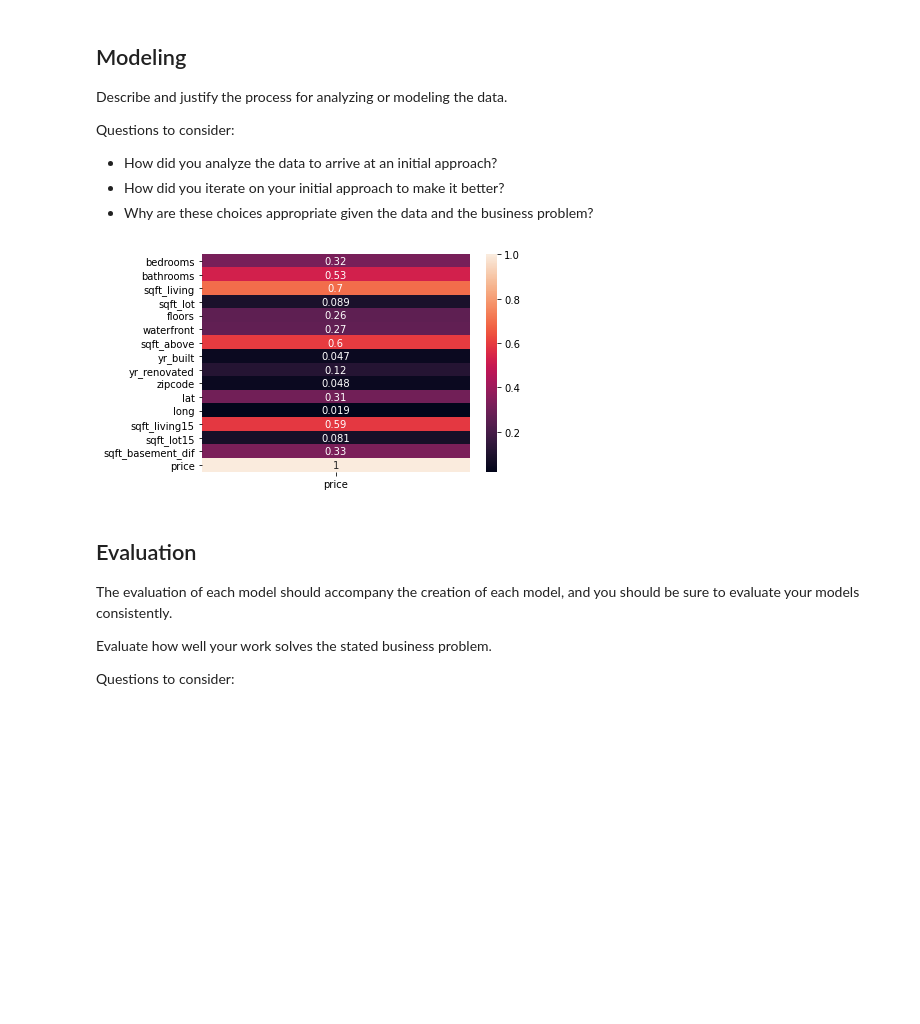
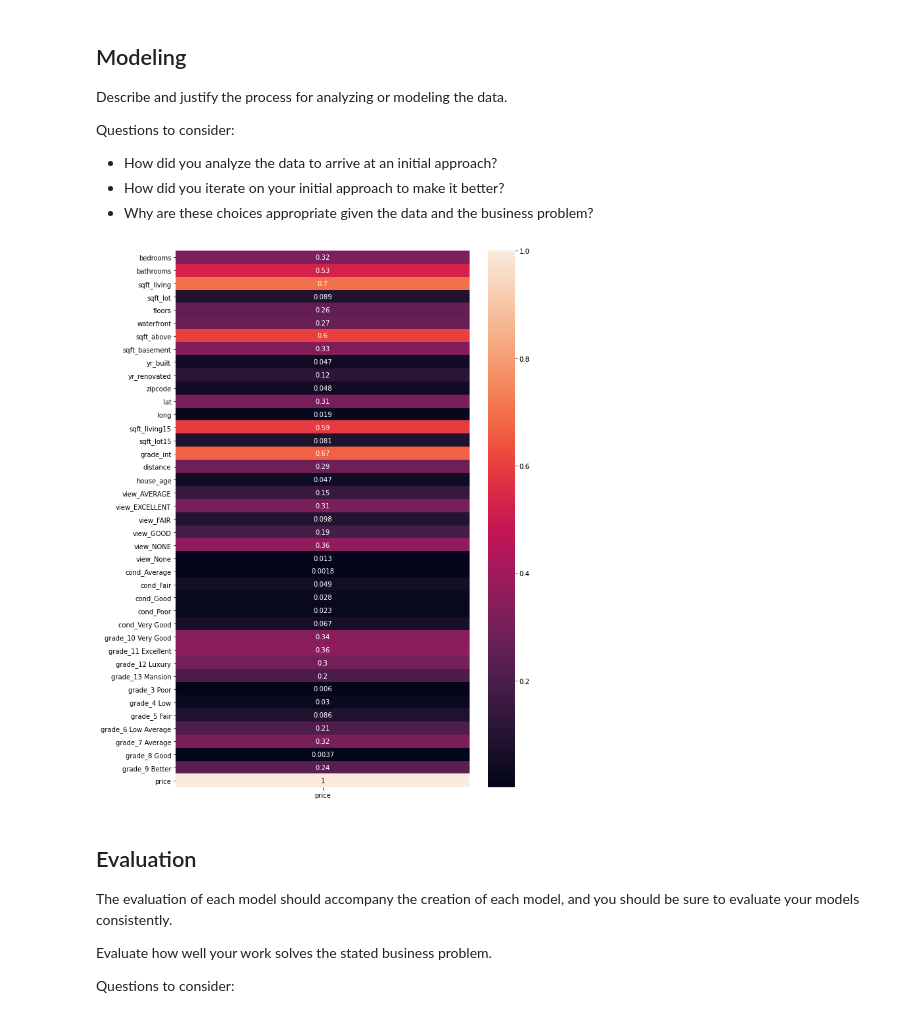
Before and after one commit to garrettwilliams90/Housing_Analysis, a Jupyter notebook: Notebooks/Emine/Project2_Emine.ipynb, the cells around one changed output. Drawn from its saved outputs; the diff is of its cells as text; code cells hidden in the pictures; blank space fills up the shorter version.

```diff
--- a/Notebooks/Emine/Project2_Emine.ipynb
+++ b/Notebooks/Emine/Project2_Emine.ipynb
@@ -293,2 +318,2 @@ df[df['sqft_basement'] == '?']
 # %%
-df['sqft_basement_dif'] = df['sqft_living'] - df['sqft_above']
+df['sqft_basement'] = df['sqft_living'] - df['sqft_above']
@@ -424,3 +444,5 @@ df['yr_renovated'].fillna(value=0,inplace=True)
+# %%
+df['house_age'] = [2016]*len(df['yr_built']) - df['yr_built']
 # %%
 df.isna().sum()
 # %% [output]
@@ -528,13 +533,26 @@ array([[1., 0., 0., 0., 0.],
 # %%
-# (5a) Make the transformed data into a dataframe
+# Make the transformed data into a dataframe
+view_col_encoded = pd.DataFrame(
+    # Pass in NumPy array
+    view_col_encoded,
+    # Set the column names to the categories found by OHE
+    columns="view_"+ohe_view.categories_[0],
+    # Set the index to match df's index
+    index=df.index
+)
 condition_df_encoded = pd.DataFrame(
     # Pass in NumPy array
     condition_df_encoded,
     # Set the column names to the categories found by OHE
-    columns=ohe.categories_[0],
-    # Set the index to match X_train's index
+    columns="cond_"+ohe_cond.categories_[0],
+    # Set the index to match df's index
     index=df.index
 )
-
-# Visually inspect new dataframe
-condition_df_encoded.head(20)
+grade_encoded = pd.DataFrame(
+    # Pass in NumPy array
+    grade_encoded,
+    # Set the column names to the categories found by OHE
+    columns="grade_"+ohe_grade.categories_[0],
+    # Set the index to match df's index
+    index=df.index
+)
@@ -559,7 +559,12 @@ condition_df_encoded.head(20)
 # %%
-# (5b) Concatenate the new dataframe with current df
-df_condition_expanded = pd.concat([df, condition_df_encoded], axis=1)
+# Drop original view column
+df.drop("view", axis=1, inplace=True)
+df.drop("condition", axis=1, inplace=True)
+df.drop("grade", axis=1, inplace=True)
+
+# Concatenate the new dataframe with current df
+df = pd.concat([df, view_col_encoded, condition_df_encoded, grade_encoded], axis=1)
 
 # Visually inspect df
-df_condition_expanded.head()
+df.head()
 # %% [output]
@@ -616,9 +619,10 @@ train_df = pd.concat([X_train, y_train], axis=1)
 test_df = pd.concat([X_test, y_test], axis=1)
 # %%
 # Absolute value correlations with price
+plt.figure(figsize=(10,15))
 sns.heatmap(abs(train_df.corr())[['price']], annot=True);
 # %% [output]
-[figure, old version]
+[figure, new version]
 # %% [markdown]
 ## Evaluation
 
```
Also changed, not shown: parts of 64 cells of this notebook.
